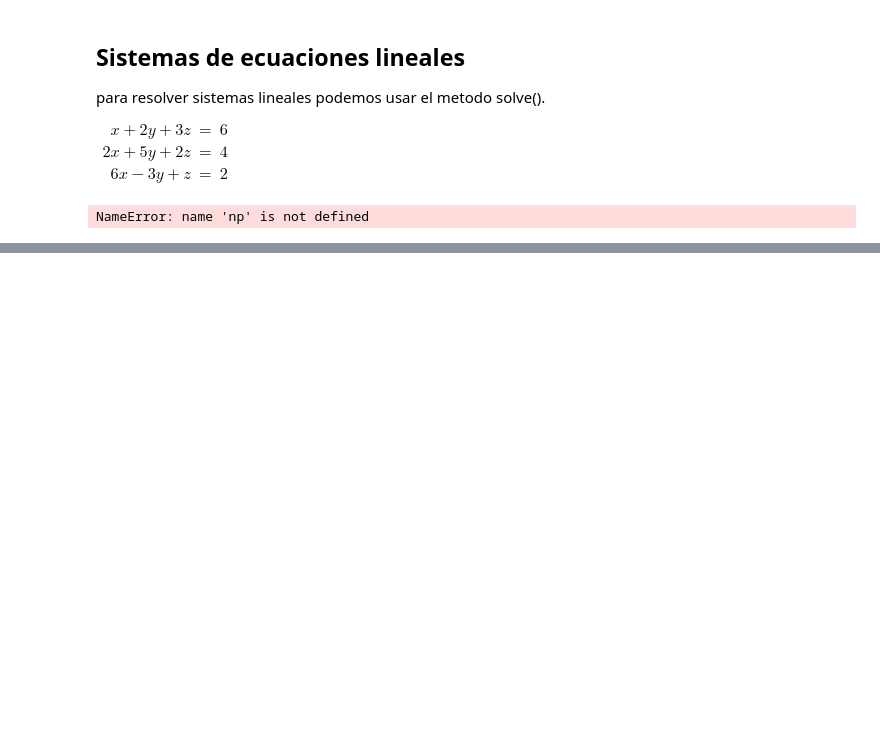
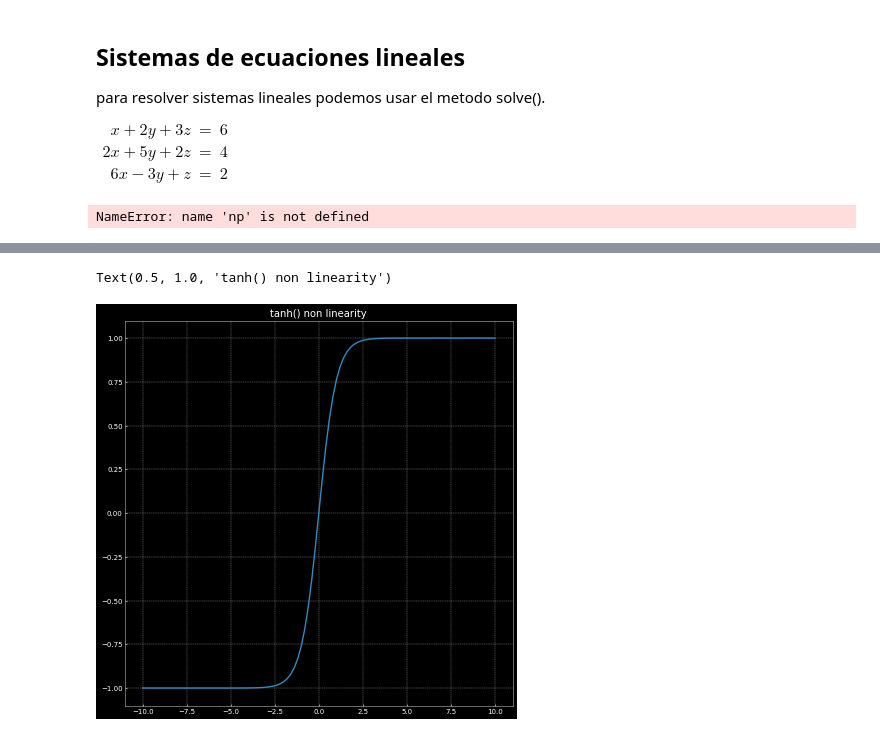
Before and after one commit to alefram/notebooks, a Jupyter notebook: linear_algebra.ipynb, the cells around one changed output, grey strips where cells are left out. Cells and saved outputs as stored; diff of their text form; code cells hidden in the pictures; blank space fills up the shorter version.

```diff
--- a/linear_algebra.ipynb
+++ b/linear_algebra.ipynb
@@ -324,0 +397,10 @@ import torch.nn as nn
+# %%
+# non-linear trasnformation can curve the space
+
+z = torch.linspace(-10, 10, 101)
+s = torch.tanh(z)
+plt.plot(z.numpy(), s.numpy())
+plt.title('tanh() non linearity')
+# %% [output]
+Text(0.5, 1.0, 'tanh() non linearity')
+[figure, added]
```
Also changed, not shown: parts of 9 cells of this notebook, 5 other files.
